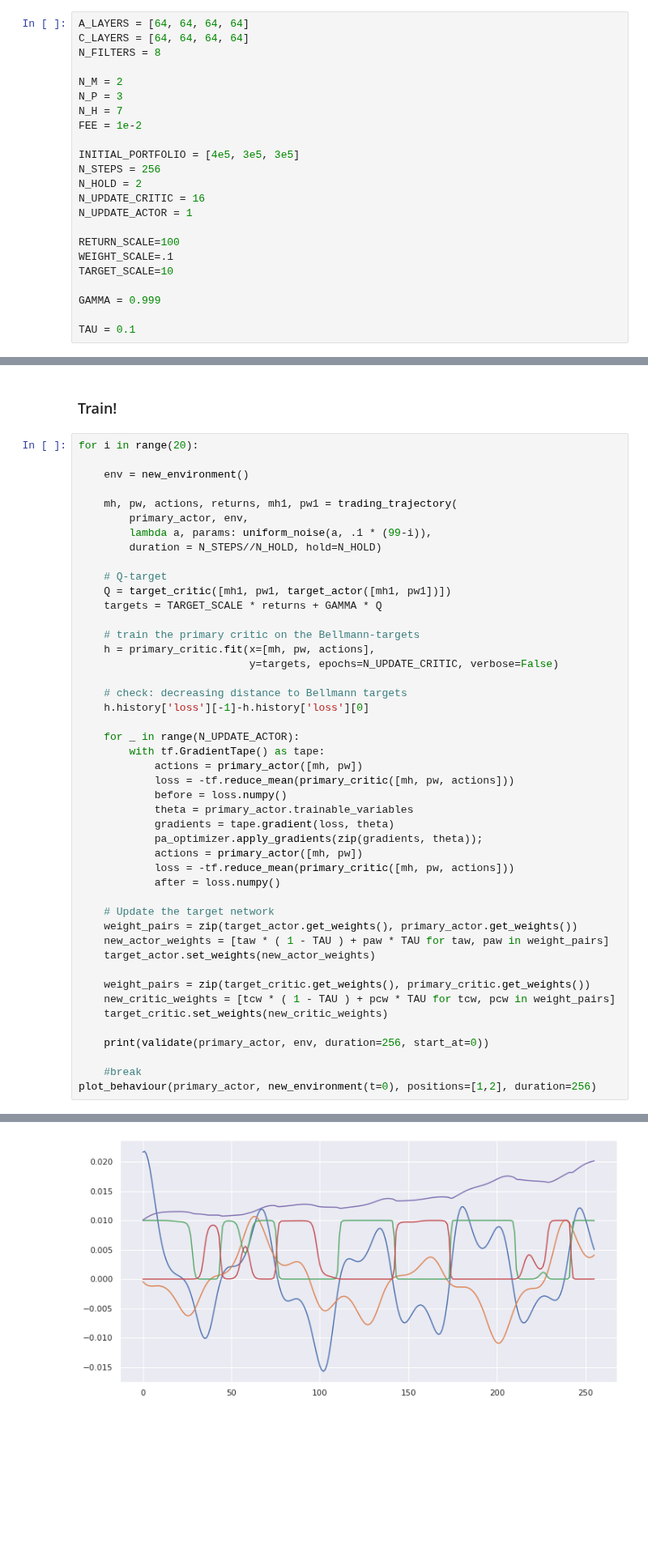
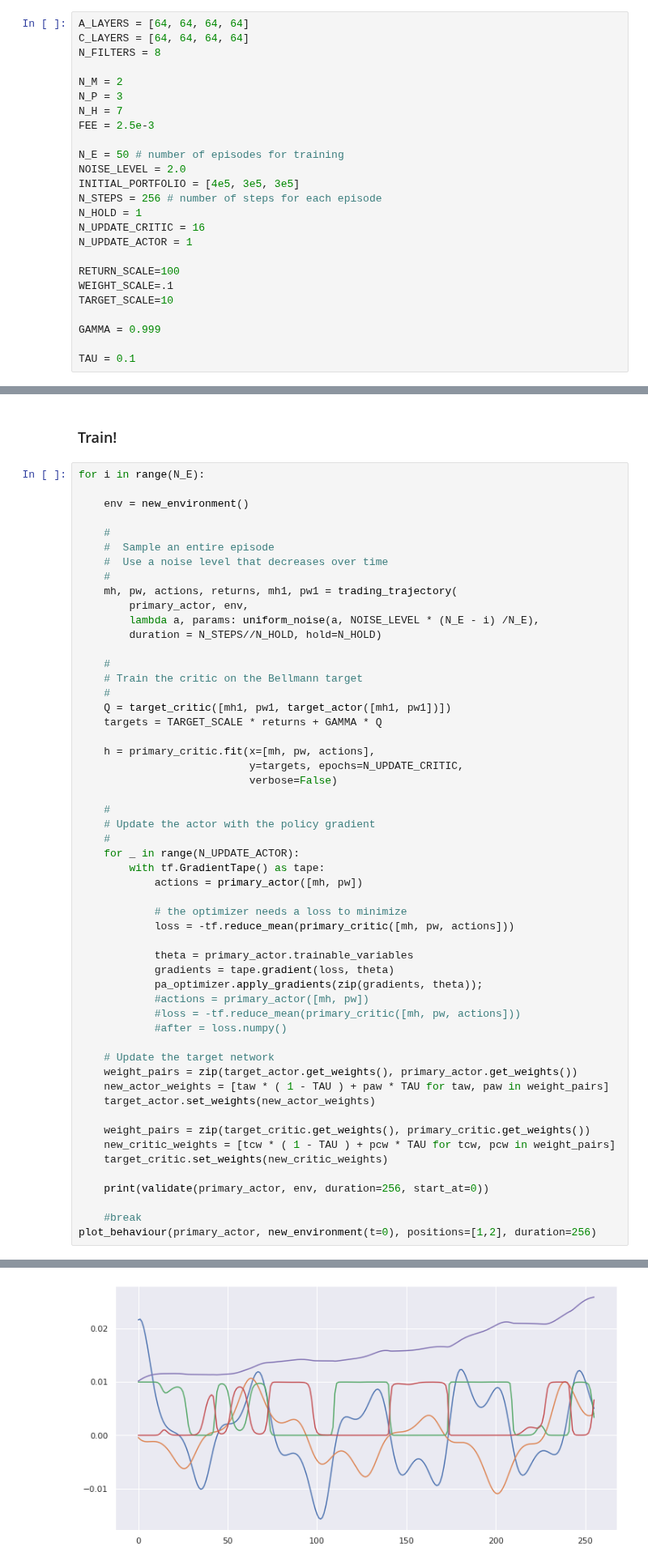
Before and after one commit to smurve/financials, a Jupyter notebook: Trading_Sine_Waves.ipynb, the cells around one changed output, grey strips where cells are left out. Shown at 81% size. Saved outputs shown, nothing was run; the diff lists cells and outputs as text; blank space fills up the shorter version.

```diff
--- a/Trading_Sine_Waves.ipynb
+++ b/Trading_Sine_Waves.ipynb
@@ -264,11 +268,13 @@ N_FILTERS = 8
 N_M = 2
 N_P = 3
 N_H = 7
-FEE = 1e-2
+FEE = 2.5e-3
 
+N_E = 50 # number of episodes for training
+NOISE_LEVEL = 2.0
 INITIAL_PORTFOLIO = [4e5, 3e5, 3e5]
-N_STEPS = 256
-N_HOLD = 2
+N_STEPS = 256 # number of steps for each episode
+N_HOLD = 1
 N_UPDATE_CRITIC = 16
 N_UPDATE_ACTOR = 1
 
@@ -316,37 +322,45 @@ def new_environment(t=None):
 # %% [markdown]
 ### Train!
 # %%
-for i in range(20):
+for i in range(N_E):
 
     env = new_environment()
 
+    #
+    #  Sample an entire episode
+    #  Use a noise level that decreases over time
+    #
     mh, pw, actions, returns, mh1, pw1 = trading_trajectory(
         primary_actor, env,
-        lambda a, params: uniform_noise(a, .1 * (99-i)),
+        lambda a, params: uniform_noise(a, NOISE_LEVEL * (N_E - i) /N_E),
         duration = N_STEPS//N_HOLD, hold=N_HOLD)
 
-    # Q-target
+    #
+    # Train the critic on the Bellmann target
+    #
     Q = target_critic([mh1, pw1, target_actor([mh1, pw1])])
     targets = TARGET_SCALE * returns + GAMMA * Q
 
-    # train the primary critic on the Bellmann-targets
     h = primary_critic.fit(x=[mh, pw, actions],
-                           y=targets, epochs=N_UPDATE_CRITIC, verbose=False)
+                           y=targets, epochs=N_UPDATE_CRITIC,
+                           verbose=False)
 
-    # check: decreasing distance to Bellmann targets
-    h.history['loss'][-1]-h.history['loss'][0]
-
+    #
+    # Update the actor with the policy gradient
+    #
     for _ in range(N_UPDATE_ACTOR):
         with tf.GradientTape() as tape:
             actions = primary_actor([mh, pw])
+
+            # the optimizer needs a loss to minimize
             loss = -tf.reduce_mean(primary_critic([mh, pw, actions]))
-            before = loss.numpy()
+
             theta = primary_actor.trainable_variables
             gradients = tape.gradient(loss, theta)
             pa_optimizer.apply_gradients(zip(gradients, theta));
-            actions = primary_actor([mh, pw])
-            loss = -tf.reduce_mean(primary_critic([mh, pw, actions]))
-            after = loss.numpy()
+            #actions = primary_actor([mh, pw])
+            #loss = -tf.reduce_mean(primary_critic([mh, pw, actions]))
+            #after = loss.numpy()
 
     # Update the target network
     weight_pairs = zip(target_actor.get_weights(), primary_actor.get_weights())
@@ -386,4 +397,4 @@ wealth: 2017449.6, portfolio: [6.9834003e+02 2.0110701e+06 5.6812998e+03]
-[figure, old version]
+[figure, new version]
 # %% [markdown]
 #### A Successful Investor
 We see that the algorithm has successfully acquired the knowledge about what to hold and what not. And it apparently avoids too many transactions - apart from unclear situations (e.g. at about t=50).
```
Also changed, not shown: parts of 15 cells of this notebook, 10 other files.
